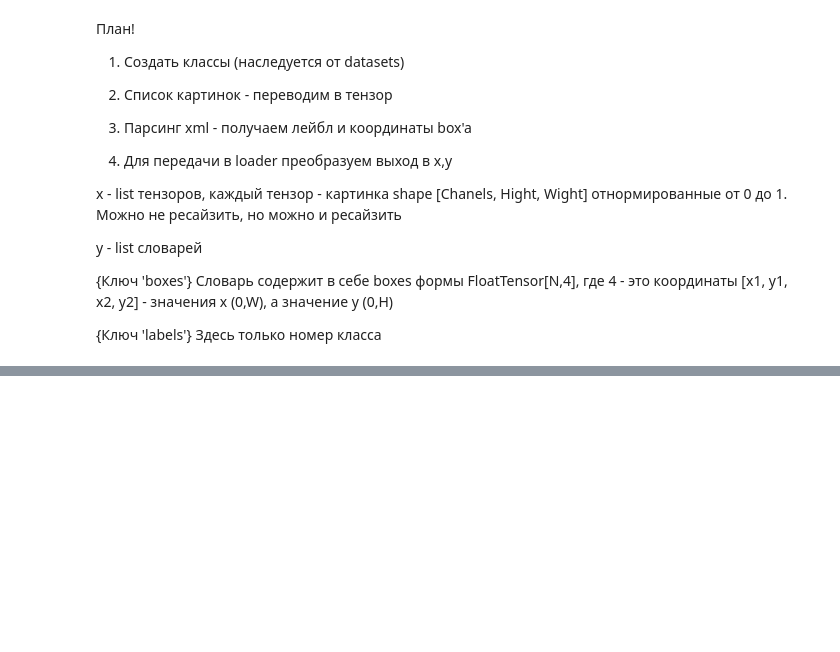
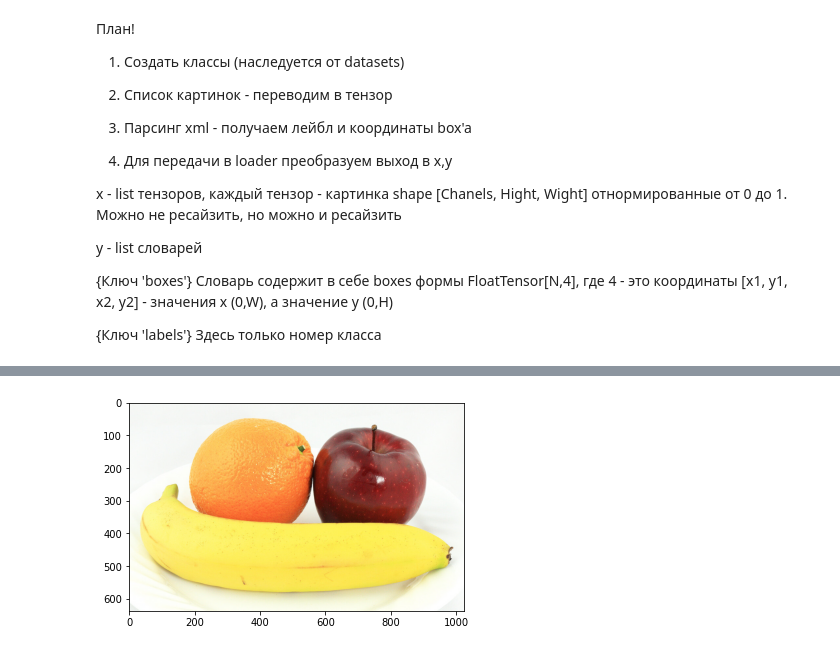
Before and after one commit to Carambolushka/Detection_fruit, a Jupyter notebook: Benen.ipynb, the cells around one changed output, grey strips where cells are left out. Drawn from its saved outputs; the diff is of its cells as text; code cells hidden in the pictures; blank space fills up the shorter version.

```diff
--- a/Benen.ipynb
+++ b/Benen.ipynb
@@ -235,0 +187,21 @@ print(l3)
+# %%
+optim = torch.optim.Adam(model.parameters())
+# %%
+#Train
+def train_set(model, optimizer, dataset):
+    model.train()
+    mega_loss = 0
+    for imgs, labs in dataset:
+        dict_predict = model(imgs, labs)
+        sum_loss = sum(loss for loss in dict_predict.values())
+        mega_loss += sum_loss.item()
+        optimizer.zero_grad()
+        sum_loss.backward()
+        optimizer.step()
+    print(f'loss for epoch {mega_loss}')
+    return mega_loss
+# %%
+num_epochs = 15
+for epoch in range(num_epochs):
+    print(f'epoch {epoch}')
+    train_set(model, optim, train_loader)
@@ -235,0 +229,11 @@ print(l3)
+# %%
+img_apple = requests.get('https://avatars.mds.yandex.net/get-zen_doc/175411/pub_5c861c586508fd00b373ce0c_5c862ed859b73700b00c8f1a/scale_1200').content
+# %%
+pil_img_apple = Image.open(BytesIO(img_apple))
+plt.imshow(pil_img_apple)
+model.eval()
+img_train = tv.transforms.ToTensor()(pil_img_apple).unsqueeze(0)
+img_train = img_train.to(device)
+predict = model(img_train)
+# %% [output]
+[figure, added]
```
Also changed, not shown: parts of 58 cells of this notebook.
